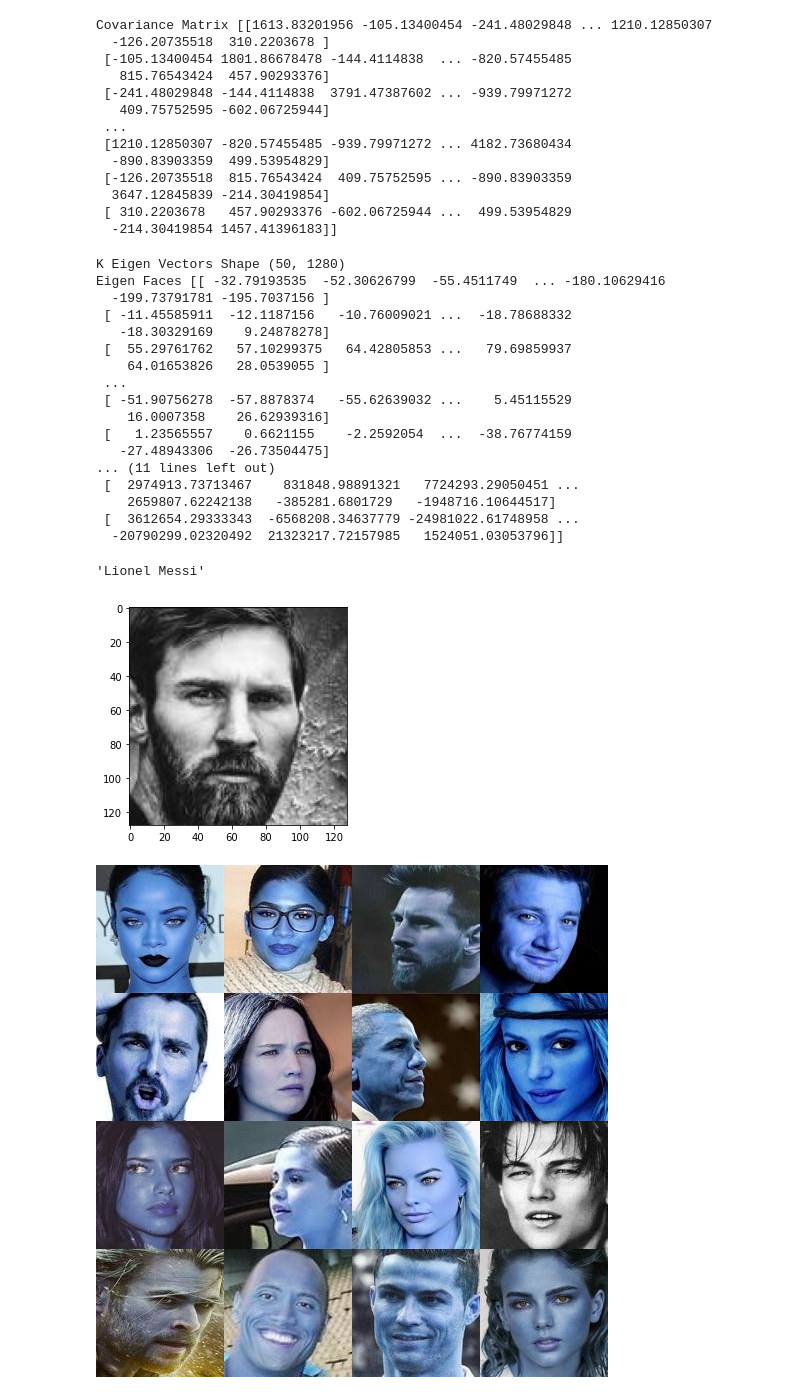
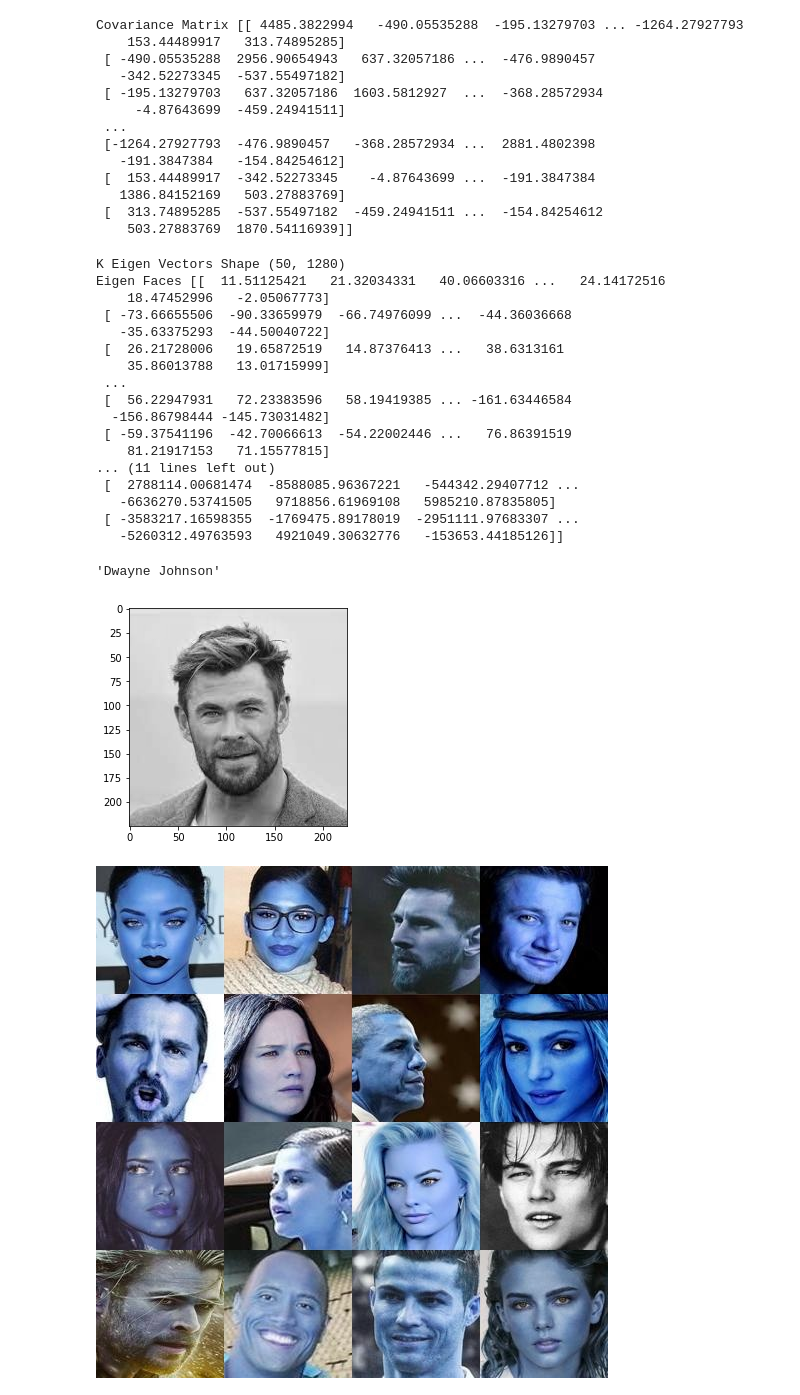
Before and after one commit to NatalTiger26/Digital-Attendence, a Jupyter notebook: Ira.ipynb, the cells around one changed output. Saved outputs shown, nothing was run; the diff lists cells and outputs as text; code cells hidden in the pictures.

```diff
--- a/Ira.ipynb
+++ b/Ira.ipynb
@@ -23,5 +24,5 @@ def load_images(folder):
 # %%
-full_data=load_images("/Users/ira/Documents/GitHub/ML-Project/Full Data")
+full_data=load_images("Full Data")
 # %%
 # Initialize the variables
 image_width = 128
@@ -32,7 +33,7 @@ total_images = 1280
 #STEP1: Convert the face images to face vectors
 face_vector = []
 for j in full_data:
-    face_image = cv2.cvtColor(cv2.imread("/Users/ira/Documents/GitHub/ML-Project/Full Data"+"/"+str(j)), cv2.COLOR_RGB2GRAY)
+    face_image = cv2.cvtColor(cv2.imread("Full Data"+"/"+str(j)), cv2.COLOR_RGB2GRAY)
     face_image = cv2.resize(face_image, (image_width, image_length))
     face_image = face_image.reshape(total_pixels,)
     face_vector.append(face_image)
@@ -65,19 +66,19 @@ Normalized Vectors: [[ 22.57890625  12.57890625 -57.42109375 ... 124.57890625 14
 covariance_matrix = np.cov(np.transpose(normalized_face_vector))
 print("Covariance Matrix",covariance_matrix)
 # %% [output]
-Covariance Matrix [[1613.83201956 -105.13400454 -241.48029848 ... 1210.12850307
-  -126.20735518  310.2203678 ]
- [-105.13400454 1801.86678478 -144.4114838  ... -820.57455485
-   815.76543424  457.90293376]
- [-241.48029848 -144.4114838  3791.47387602 ... -939.79971272
-   409.75752595 -602.06725944]
+Covariance Matrix [[ 4485.3822994   -490.05535288  -195.13279703 ... -1264.27927793
+    153.44489917   313.74895285]
+ [ -490.05535288  2956.90654943   637.32057186 ...  -476.9890457
+   -342.52273345  -537.55497182]
+ [ -195.13279703   637.32057186  1603.5812927  ...  -368.28572934
+     -4.87643699  -459.24941511]
  ...
- [1210.12850307 -820.57455485 -939.79971272 ... 4182.73680434
-  -890.83903359  499.53954829]
- [-126.20735518  815.76543424  409.75752595 ... -890.83903359
-  3647.12845839 -214.30419854]
- [ 310.2203678   457.90293376 -602.06725944 ...  499.53954829
-  -214.30419854 1457.41396183]]
+ [-1264.27927793  -476.9890457   -368.28572934 ...  2881.4802398
+   -191.3847384   -154.84254612]
+ [  153.44489917  -342.52273345    -4.87643699 ...  -191.3847384
+   1386.84152169   503.27883769]
+ [  313.74895285  -537.55497182  -459.24941511 ...  -154.84254612
+    503.27883769  1870.54116939]]
 # %%
 #STEP4: Calculate Eigen Vectors
 eigen_values, eigen_vectors = np.linalg.eig(covariance_matrix)
@@ -93,22 +94,22 @@ weights = np.transpose(normalized_face_vector).dot(np.transpose(eigen_faces))
 print("Weights",weights)
 # %% [output]
 K Eigen Vectors Shape (50, 1280)
-Eigen Faces [[ -32.79193535  -52.30626799  -55.4511749  ... -180.10629416
-  -199.73791781 -195.7037156 ]
- [ -11.45585911  -12.1187156   -10.76009021 ...  -18.78688332
-   -18.30329169    9.24878278]
- [  55.29761762   57.10299375   64.42805853 ...   79.69859937
-    64.01653826   28.0539055 ]
+Eigen Faces [[  11.51125421   21.32034331   40.06603316 ...   24.14172516
+    18.47452996   -2.05067773]
+ [ -73.66655506  -90.33659979  -66.74976099 ...  -44.36036668
+   -35.63375293  -44.50040722]
+ [  26.21728006   19.65872519   14.87376413 ...   38.6313161
+    35.86013788   13.01715999]
  ...
- [ -51.90756278  -57.8878374   -55.62639032 ...    5.45115529
-    16.0007358    26.62939316]
- [   1.23565557    0.6621155    -2.2592054  ...  -38.76774159
-   -27.48943306  -26.73504475]
+ [  56.22947931   72.23383596   58.19419385 ... -161.63446584
+  -156.86798444 -145.73031482]
+ [ -59.37541196  -42.70066613  -54.22002446 ...   76.86391519
+    81.21917153   71.15577815]
 ... (11 lines left out)
- [  2974913.73713467    831848.98891321   7724293.29050451 ...
-    2659807.62242138   -385281.6801729   -1948716.10644517]
- [  3612654.29333343  -6568208.34637779 -24981022.61748958 ...
-  -20790299.02320492  21323217.72157985   1524051.03053796]]
+ [  2788114.00681474  -8588085.96367221   -544342.29407712 ...
+   -6636270.53741505   9718856.61969108   5985210.87835805]
+ [ -3583217.16598355  -1769475.89178019  -2951111.97683307 ...
+   -5260312.49763593   4921049.30632776   -153653.44185126]]
 # %%
 #STEP8: Testing Phase
 def test_image(test_add):
@@ -122,10 +123,10 @@ def test_image(test_add):
     index =  np.argmin(np.linalg.norm(test_weight - weights, axis=1))
     return full_data[index].split("_")[0]
 # %%
-test_image("/Users/ira/Documents/GitHub/ML-Project/Full Data/Lionel Messi_61.jpg")
+test_image("Chris2.jpeg")
 # %% [output]
-'Lionel Messi'
+'Dwayne Johnson'
-[figure, old version]
+[figure, new version]
 # %%
 # Reading the image
 img = cv2.imread('/Users/ira/Documents/GitHub/ML-Project/Collages/Collage_9.jpg')
```
Also changed, not shown: parts of 3 cells of this notebook, 4 other files.
